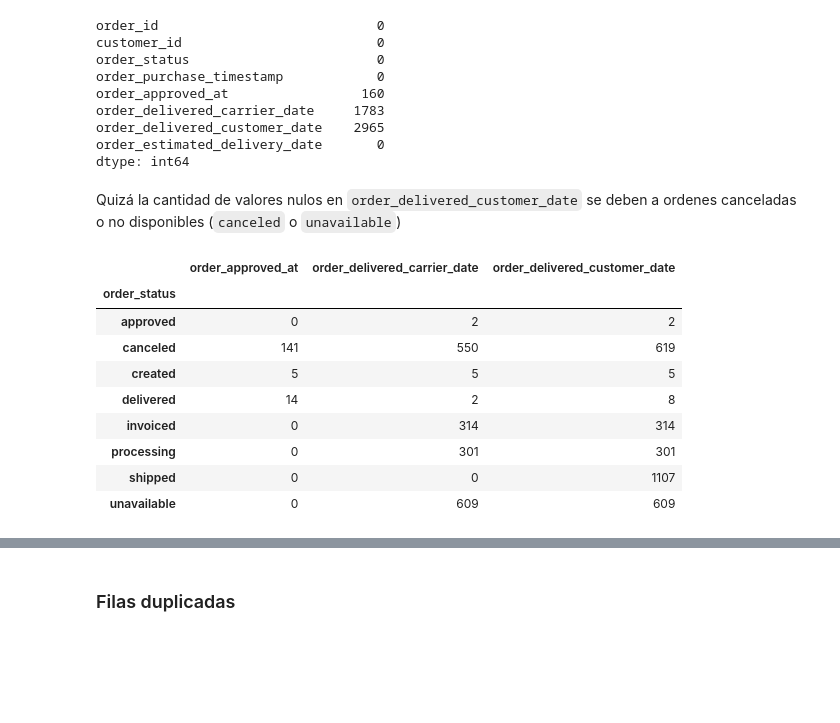
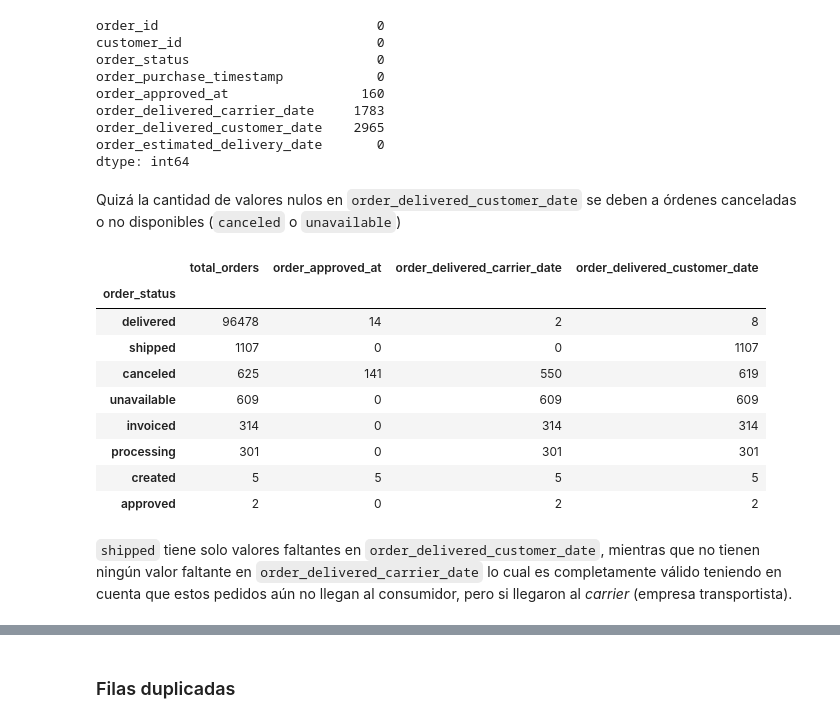
Before and after one commit to dado4cs/olist-rfm-customer-segmentation, a Jupyter notebook: notebooks/01_exploration.ipynb, the cells around one changed output, grey strips where cells are left out. Cells and saved outputs as stored; diff of their text form; code cells hidden in the pictures; blank space fills up the shorter version.

```diff
--- a/notebooks/01_exploration.ipynb
+++ b/notebooks/01_exploration.ipynb
@@ -86,18 +120,22 @@ order_delivered_customer_date    2965
 order_estimated_delivery_date       0
 dtype: int64
 # %% [markdown]
-Quizá la cantidad de valores nulos en `order_delivered_customer_date` se deben a ordenes canceladas o no disponibles (`canceled` o `unavailable`)
+Quizá la cantidad de valores nulos en `order_delivered_customer_date` se deben a órdenes canceladas o no disponibles (`canceled` o `unavailable`)
 # %%
-orders.groupby('order_status')[['order_approved_at','order_delivered_carrier_date','order_delivered_customer_date']].apply(lambda x : x.isna().sum())
+null_counts = orders.groupby('order_status')[['order_approved_at','order_delivered_carrier_date','order_delivered_customer_date']].apply(lambda x : x.isna().sum())
+total_counts = orders['order_status'].value_counts().rename('total_orders')
+pd.concat([total_counts, null_counts], axis=1)
 # %% [output]
-|  | order_approved_at | order_delivered_carrier_date | order_delivered_customer_date |
-| order_status |  |  |  |
-| approved | 0 | 2 | 2 |
-| canceled | 141 | 550 | 619 |
-| created | 5 | 5 | 5 |
-| delivered | 14 | 2 | 8 |
-| invoiced | 0 | 314 | 314 |
-| processing | 0 | 301 | 301 |
-| shipped | 0 | 0 | 1107 |
-| unavailable | 0 | 609 | 609 |
+|  | total_orders | order_approved_at | order_delivered_carrier_date | order_delivered_customer_date |
+| order_status |  |  |  |  |
+| delivered | 96478 | 14 | 2 | 8 |
+| shipped | 1107 | 0 | 0 | 1107 |
+| canceled | 625 | 141 | 550 | 619 |
+| unavailable | 609 | 0 | 609 | 609 |
+| invoiced | 314 | 0 | 314 | 314 |
+| processing | 301 | 0 | 301 | 301 |
+| created | 5 | 5 | 5 | 5 |
+| approved | 2 | 0 | 2 | 2 |
+# %% [markdown]
+`shipped` tiene solo valores faltantes en `order_delivered_customer_date`, mientras que no tienen ningún valor faltante en `order_delivered_carrier_date` lo cual es completamente válido teniendo en cuenta que estos pedidos aún no llegan al consumidor, pero si llegaron al *carrier* (empresa transportista).
 # %% [markdown]
```
Also changed, not shown: parts of 23 cells of this notebook, 4 other files.
